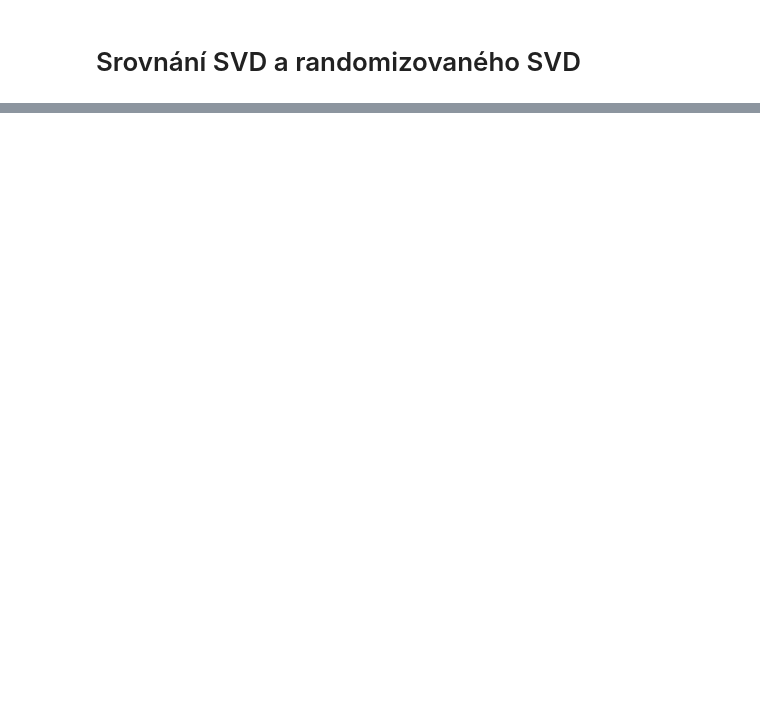
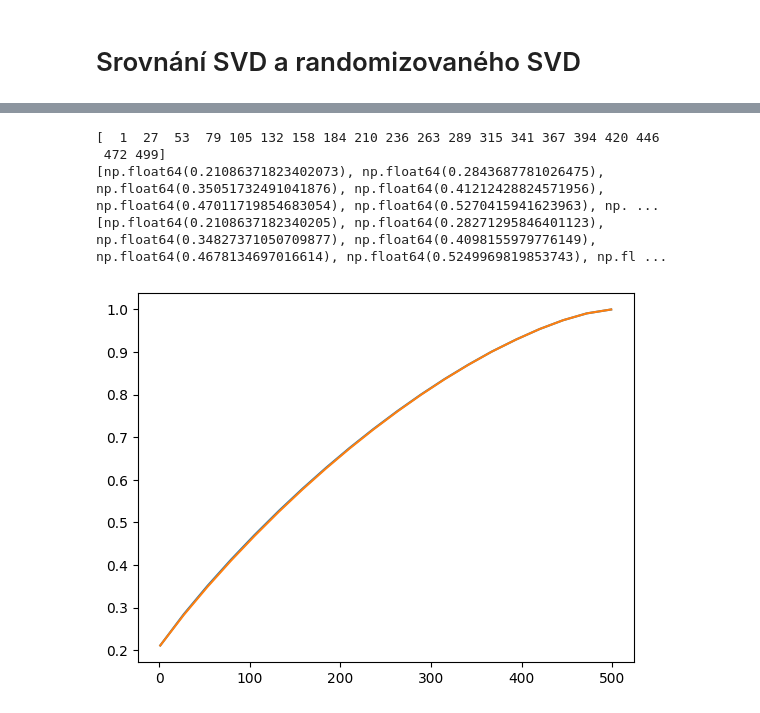
Before and after one commit to OndrejKucera77/numlingebra2, a Jupyter notebook: kod.ipynb, the cells around one changed output, grey strips where cells are left out. Saved outputs shown, nothing was run; the diff lists cells and outputs as text; code cells hidden in the pictures; blank space fills up the shorter version.

```diff
--- a/kod.ipynb
+++ b/kod.ipynb
@@ -58,0 +144,38 @@ k=496: 67.08040369070784 83.5284 %:
+# %%
+def measure_accuracy(M):
+    n_min = min(M.shape)
+    x = np.linspace(1, n_min-1, 20, dtype=int)
+    y_arp = []
+    y_ran = []
+    M_dense = M.todense("C")
+    norm_exact = np.linalg.norm(M_dense)
+
+    for k in x:
+        svd = TruncatedSVD(n_components=k, algorithm="arpack")
+        M_transformed = svd.fit_transform(M)
+        M_tilde = M_transformed @ svd.components_
+        norm_diff = np.linalg.norm(M_tilde - M_dense)
+        y_arp.append(1 - norm_diff / norm_exact)
+
+        rsvd = TruncatedSVD(n_components=k, algorithm="randomized")
+        M_transformed = rsvd.fit_transform(M)
+        M_tilde = M_transformed @ rsvd.components_
+        norm_diff = np.linalg.norm(M_tilde - M_dense)
+        y_ran.append(1 - norm_diff / norm_exact)
+
+    return x, y_arp, y_ran
+# %%
+x, y_arp, y_ran = measure_accuracy(M)
+print(x)
+print(y_arp)
+print(y_ran)
+
+fig, ax = plt.subplots()
+ax.plot(x, y_arp, x, y_ran)
+plt.show()
+# %% [output]
+[  1  27  53  79 105 132 158 184 210 236 263 289 315 341 367 394 420 446
+ 472 499]
+[np.float64(0.21086371823402073), np.float64(0.2843687781026475), np.float64(0.35051732491041876), np.float64(0.41212428824571956), np.float64(0.47011719854683054), np.float64(0.5270415941623963), np. ...
+[np.float64(0.2108637182340205), np.float64(0.28271295846401123), np.float64(0.34827371050709877), np.float64(0.4098155979776149), np.float64(0.4678134697016614), np.float64(0.5249969819853743), np.fl ...
+[figure, added]
```
Also changed, not shown: parts of 14 cells of this notebook.
